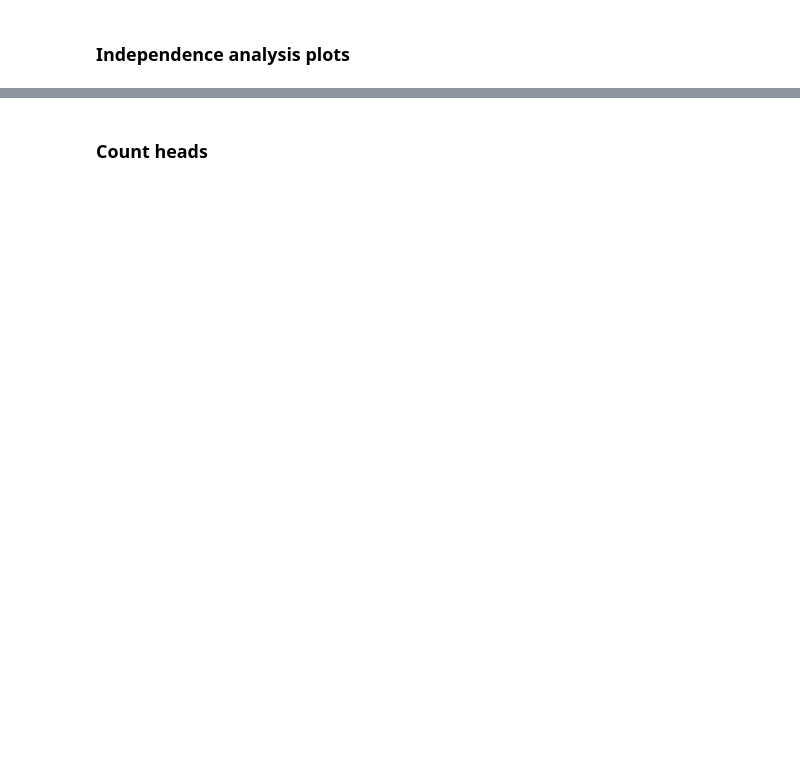
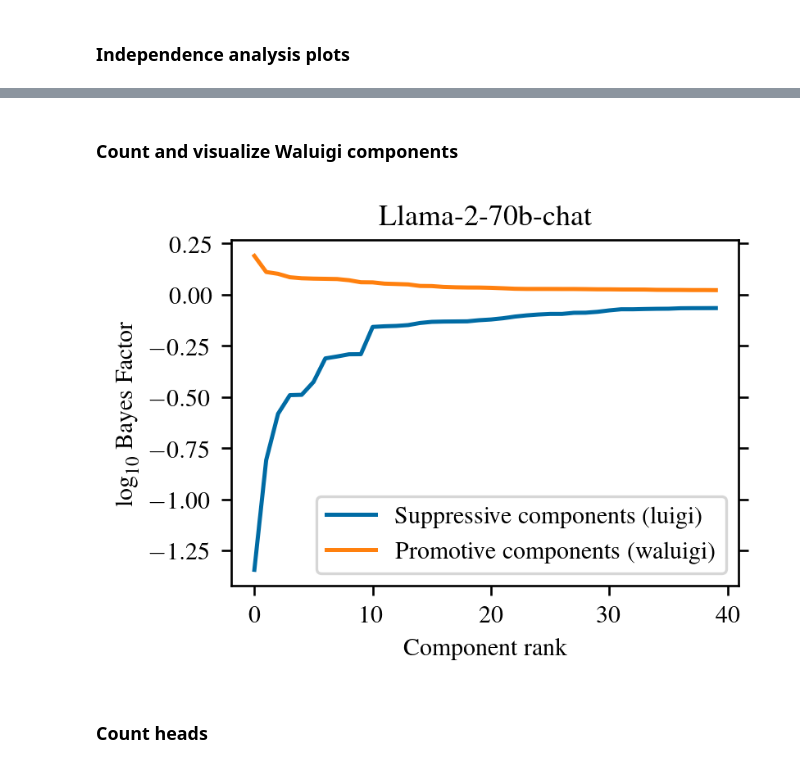
Before and after one commit to ed1d1a8d/prompt-injection-interp, a Jupyter notebook: notebooks/dontsay/attrib-plots/overall-effect-and-component-importance.ipynb, the cells around one changed output, grey strips where cells are left out. Saved outputs shown, nothing was run; the diff lists cells and outputs as text; code cells hidden in the pictures; blank space fills up the shorter version.

Commit message:
Add waluigi analysis

```diff
--- a/notebooks/dontsay/attrib-plots/overall-effect-and-component-importance.ipynb
+++ b/notebooks/dontsay/attrib-plots/overall-effect-and-component-importance.ipynb
@@ -334,3 +331,26 @@ plt.savefig(
+# %% [markdown]
+### Count and visualize Waluigi components
+# %%
+vals = log_bf_nc_c.mean(axis=0)[COMPONENT_ORDER]
+plt.plot(vals[:40], label="Suppressive components (luigi)")
+plt.plot(vals[-40:][::-1], label="Promotive components (waluigi)")
+plt.xlabel("Component rank")
+plt.ylabel("$\log_{10}$ Bayes Factor")
+plt.legend(loc="lower right", bbox_to_anchor=(1, 0))
+plt.title(f"Llama-2-{SAVED_NAME.split('_')[1]}-chat")
+
+plt.gcf().set_figheight(plt.gcf().get_figheight() * 0.8)
+plt.gcf().set_figwidth(plt.gcf().get_figwidth() * 0.6)
+
+figname = f"./plots/luigi-waluigi-{DATASET_NAME}-{SAVED_NAME}.pdf"
+plt.savefig(
+    figname,
+    backend="pgf",
+    dpi=400,
+    bbox_inches="tight",
+)
+# %% [output]
+[figure, added]
 # %% [markdown]
 ### Count heads
 # %%
```
Also changed, not shown: parts of 8 cells of this notebook, 3 other files.
